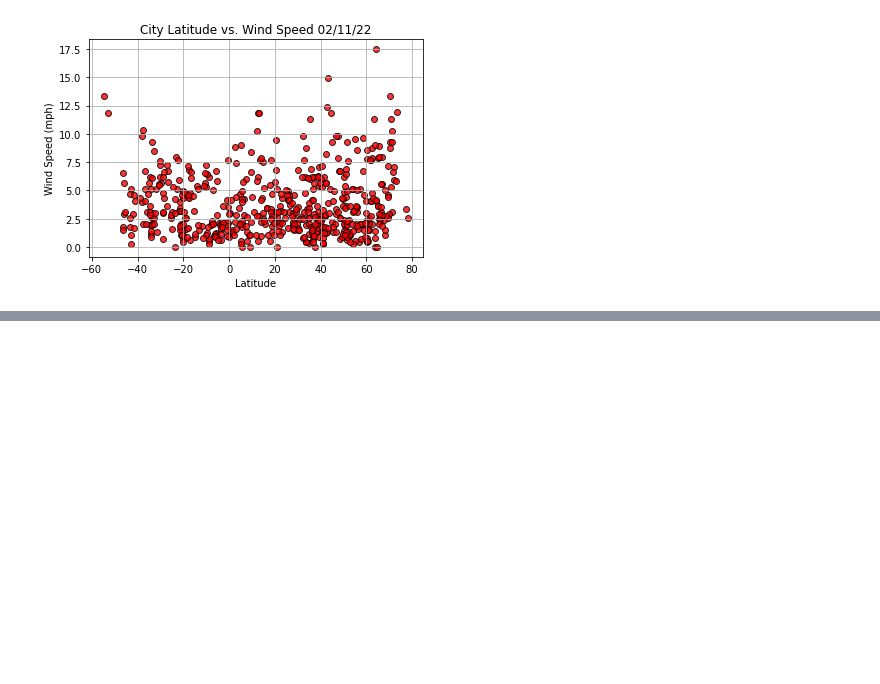
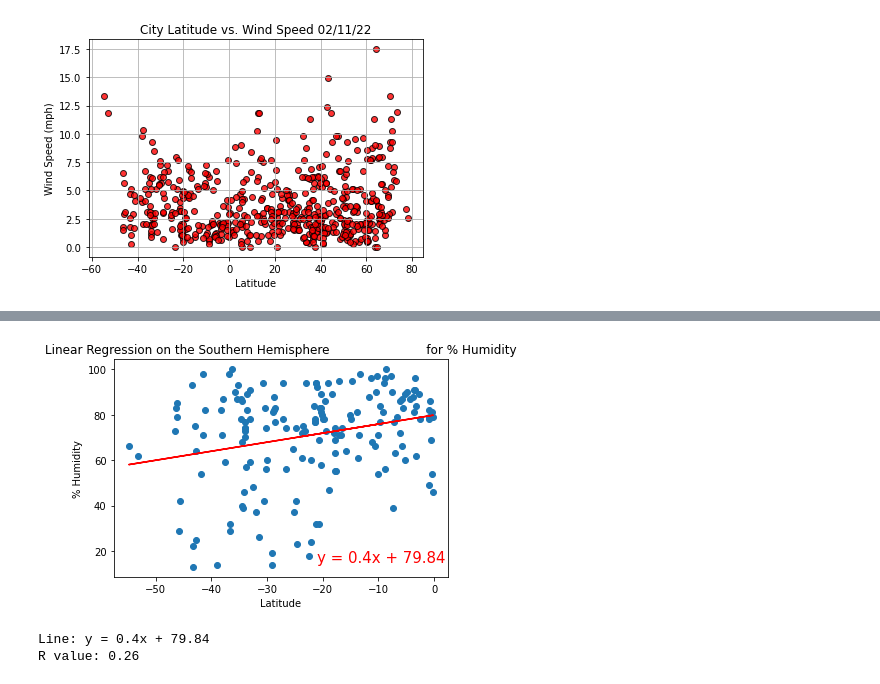
Before and after one commit to bkuropa/World_Weather_Analysis, a Jupyter notebook: WeatherPy.ipynb, the cells around one changed output, grey strips where cells are left out. Cells and saved outputs as stored; diff of their text form; code cells hidden in the pictures; blank space fills up the shorter version.

```diff
--- a/WeatherPy.ipynb
+++ b/WeatherPy.ipynb
@@ -260,0 +324,12 @@ query
+# %%
+# Linear regression on the Southern Hemisphere
+x_values = southern_hemi_df["Lat"]
+y_values = southern_hemi_df["Humidity"]
+# Call the function.
+plot_linear_regression(x_values, y_values,
+                       'Linear Regression on the Southern Hemisphere \
+                        for % Humidity', '% Humidity',(-21,15))
+# %% [output]
+[figure, added]
+Line: y = 0.4x + 79.84
+R value: 0.26
```
Also changed, not shown: parts of 11 cells of this notebook.
